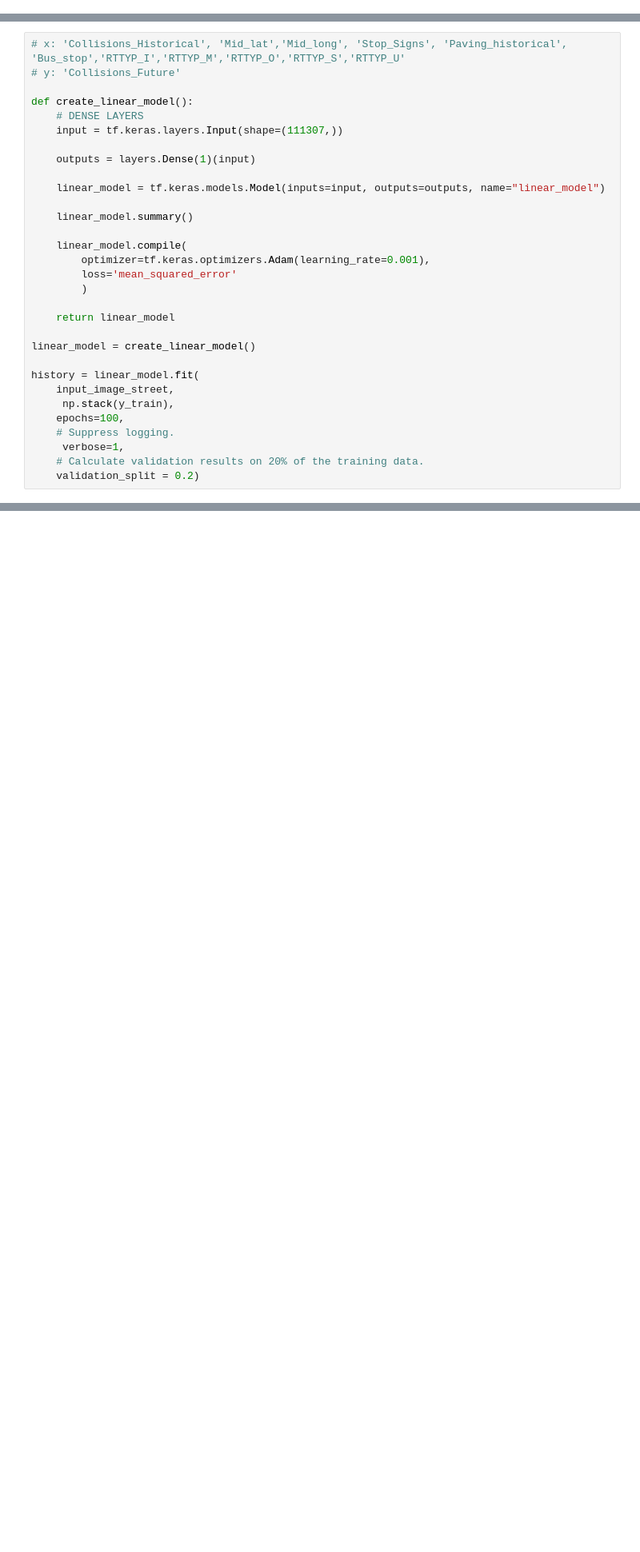
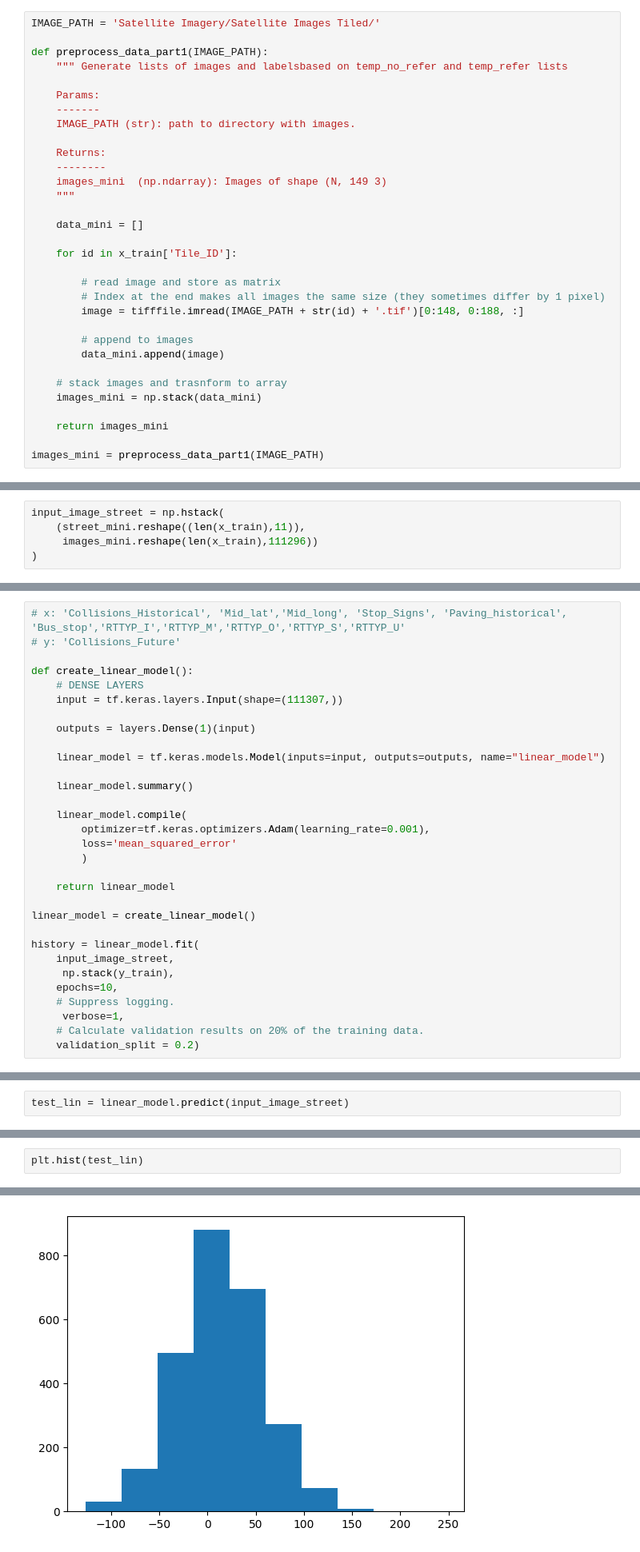
Before and after one commit to arisanguyen/210_Capstone_Aditya_Arisa_Noriel, a Jupyter notebook: abajaj_modeling.ipynb, the cells around one changed output, grey strips where cells are left out. Shown: that part at 80% size. Saved outputs shown, nothing was run; the diff lists cells and outputs as text; blank space fills up the shorter version.

```diff
--- a/abajaj_modeling.ipynb
+++ b/abajaj_modeling.ipynb
@@ -204,0 +224,32 @@ input_image_street.shape
+# %%
+IMAGE_PATH = 'Satellite Imagery/Satellite Images Tiled/'
+
+def preprocess_data_part1(IMAGE_PATH):
+    """ Generate lists of images and labelsbased on temp_no_refer and temp_refer lists
+
+    Params:
+    -------
+    IMAGE_PATH (str): path to directory with images.
+
+    Returns:
+    --------
+    images_mini  (np.ndarray): Images of shape (N, 149 3)
+    """
+
+    data_mini = []
+
+    for id in x_train['Tile_ID']:
+
+        # read image and store as matrix
+        # Index at the end makes all images the same size (they sometimes differ by 1 pixel)
+        image = tifffile.imread(IMAGE_PATH + str(id) + '.tif')[0:148, 0:188, :]
+
+        # append to images
+        data_mini.append(image)
+
+    # stack images and trasnform to array
+    images_mini = np.stack(data_mini)
+
+    return images_mini
+
+images_mini = preprocess_data_part1(IMAGE_PATH)
@@ -204,0 +265,5 @@ input_image_street.shape
+# %%
+input_image_street = np.hstack(
+    (street_mini.reshape((len(x_train),11)),
+     images_mini.reshape(len(x_train),111296))
+)
@@ -228,7 +297,7 @@ linear_model = create_linear_model()
 history = linear_model.fit(
     input_image_street,
      np.stack(y_train),
-    epochs=100,
+    epochs=10,
     # Suppress logging.
      verbose=1,
     # Calculate validation results on 20% of the training data.
@@ -261,0 +348,2 @@ plot_loss(history)
+# %%
+test_lin = linear_model.predict(input_image_street)
@@ -261,0 +362,3 @@ plot_loss(history)
+# %%
+plt.hist(test_lin)
+# %% [output]
@@ -262,3 +370,4 @@ plot_loss(history)
+[figure, added]
 # %% [markdown]
 ## LOGISTIC MODEL WITH IMAGES
 # %% [markdown]
```
Also changed, not shown: parts of 20 cells of this notebook.
